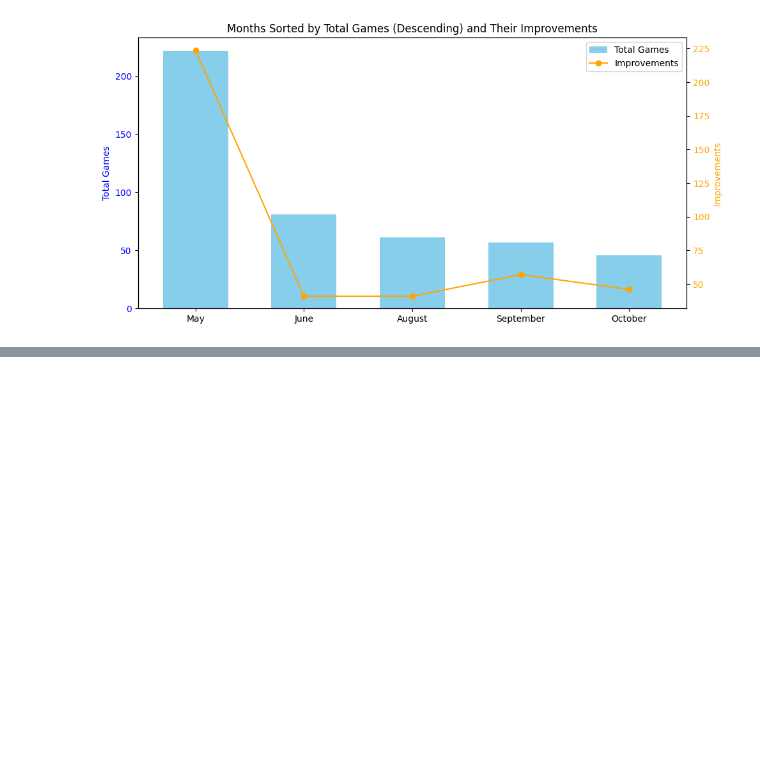
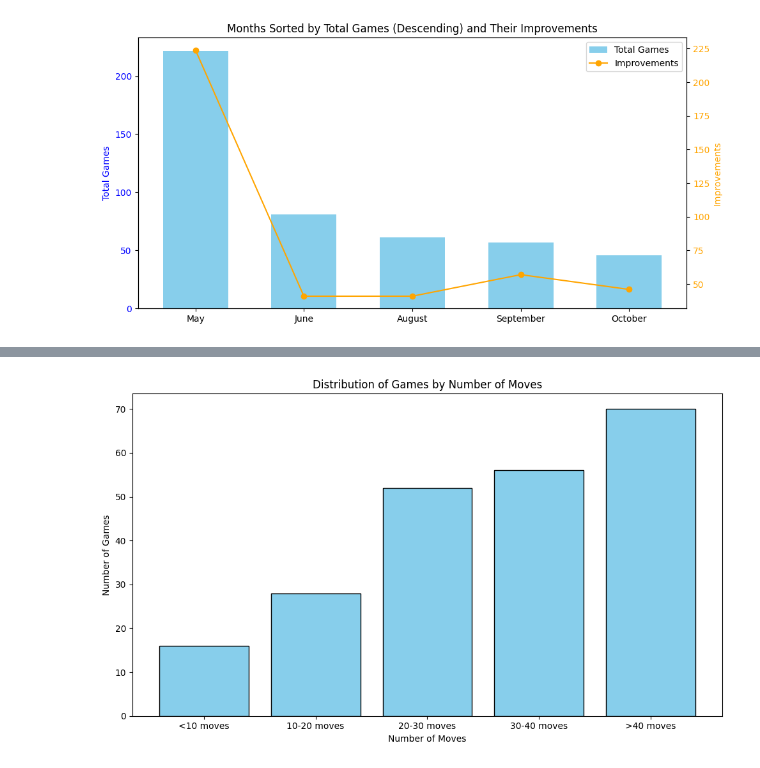
Before and after one commit to ArdaSug/DSA210PROJECT, a Jupyter notebook: DSA210PROJECT.ipynb, the cells around one changed output, grey strips where cells are left out. Drawn from its saved outputs; the diff is of its cells as text; code cells hidden in the pictures; blank space fills up the shorter version.

```diff
--- a/DSA210PROJECT.ipynb
+++ b/DSA210PROJECT.ipynb
@@ -357,3 +357,96 @@ plt.show()
 222 81 61 57 46
 224 41 41 57 46
 [figure]
+# %%
+import requests
+import matplotlib.pyplot as plt
+
+# API URL
+url = "https://api.chess.com/pub/player/xreadytodayalex/games/2024/05"
+
+# Include User-Agent header to avoid 403 errors
+headers = {
+    "User-Agent": "Mozilla/5.0 (Windows NT 10.0; Win64; x64) AppleWebKit/537.36 (KHTML, like Gecko) Chrome/100.0.0.0 Safari/537.36"
+}
+
+# Fetch data from the API
+response = requests.get(url, headers=headers)
+
+# Check if the response is successful
+if response.status_code == 200:
+    data = response.json()
+    games = data.get("games", [])
+
+    # List to store the number of moves for each game
+    moves_count = []
+
+    # Sequential game counter
+    game_number = 1
+
+    # Process each game
+    for game in games:
+        # Check if the game is ranked and rapid
+        if game.get("rated") and game.get("time_class") == "rapid":
+            # Extract the PGN
+            pgn = game.get("pgn", "")
+
+            # Find all move numbers (e.g., "1.", "2.")
+            move_numbers = [item for item in pgn.split() if item.endswith(".")]
+
+            # Calculate total moves
+            if move_numbers:
+                total_moves = int(move_numbers[-1].strip("."))
+                moves_count.append(total_moves)
+
+            else:
+                moves_count.append(0)  # No moves found in the game
+
+
+            # Increment the game number sequentially
+            game_number += 1
+
+    # Categorize games by number of moves
+    less_than_10 = len([moves for moves in moves_count if moves < 10])
+    between_10_and_20 = len([moves for moves in moves_count if 10 <= moves < 20])
+    between_20_and_30 = len([moves for moves in moves_count if 20 <= moves < 30])
+    between_30_and_40 = len([moves for moves in moves_count if 30 <= moves < 40])
+    more_than_40 = len([moves for moves in moves_count if moves >= 40])
+
+    # Total games to ensure categorization consistency
+    total_categorized = (
+        less_than_10 + between_10_and_20 + between_20_and_30 +
+        between_30_and_40 + more_than_40
+    )
+
+    # Print categorized results
+    print(f"Games with less than 10 moves: {less_than_10}")
+    print(f"Games with 10-20 moves: {between_10_and_20}")
+    print(f"Games with 20-30 moves: {between_20_and_30}")
+    print(f"Games with 30-40 moves: {between_30_and_40}")
+    print(f"Games with more than 40 moves: {more_than_40}")
+    print(f"Total categorized games: {total_categorized}")
+    print(f"Total games: {len(moves_count)}")
+
+    print("")
+
+    # Create histogram data
+    categories = [
+        "<10 moves", "10-20 moves", "20-30 moves", "30-40 moves", ">40 moves"
+    ]
+    counts = [
+        less_than_10, between_10_and_20, between_20_and_30,
+        between_30_and_40, more_than_40
+    ]
+
+    # Plot the histogram
+    plt.figure(figsize=(10, 6))
+    plt.bar(categories, counts, color='skyblue', edgecolor='black')
+    plt.title("Distribution of Games by Number of Moves")
+    plt.xlabel("Number of Moves")
+    plt.ylabel("Number of Games")
+    plt.tight_layout()
+    plt.show()
+
+else:
+    print(f"Failed to fetch data. HTTP Status Code: {response.status_code}")
+# %% [output]
@@ -359,0 +460 @@ plt.show()
+[figure, added]
```
Also changed, not shown: parts of 2 cells of this notebook.
